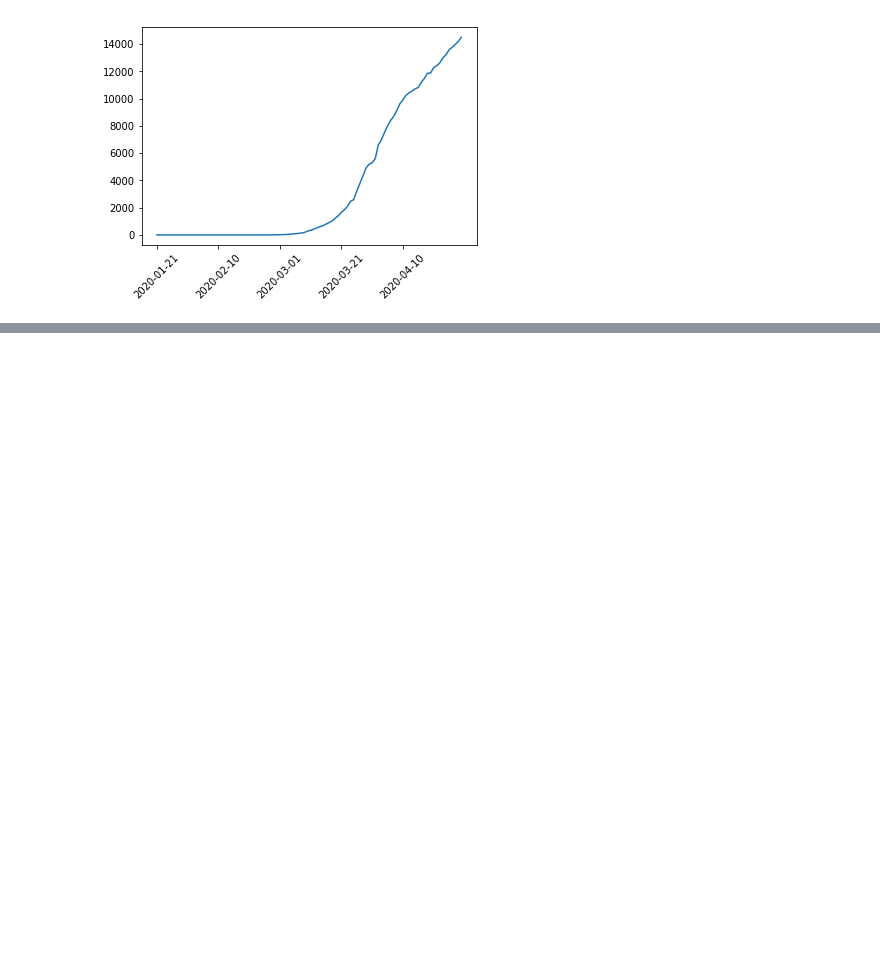
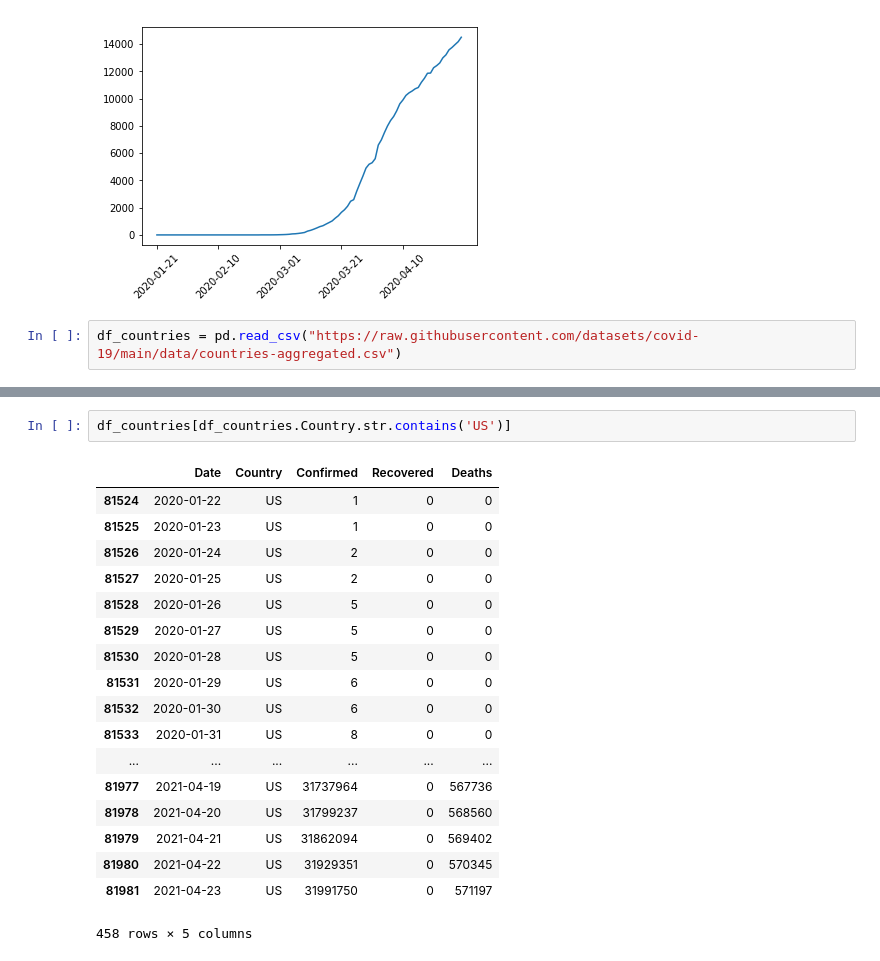
Before and after one commit to xiaolng/GSGHack_project10, a Jupyter notebook: plot_time_series.ipynb, the cells around one changed output, grey strips where cells are left out. Saved outputs shown, nothing was run; the diff lists cells and outputs as text; blank space fills up the shorter version.

```diff
--- a/plot_time_series.ipynb
+++ b/plot_time_series.ipynb
@@ -43,3 +43,5 @@ ax.set_xticks(ticks);
 ax.set_xticklabels(x.iloc[ ticks ], rotation=45);
 # %% [output]
 [figure]
+# %%
+df_countries = pd.read_csv("https://raw.githubusercontent.com/datasets/covid-19/main/data/countries-aggregated.csv")
@@ -45,0 +92,21 @@ ax.set_xticklabels(x.iloc[ ticks ], rotation=45);
+# %%
+df_countries[df_countries.Country.str.contains('US')]
+# %% [output]
+|  | Date | Country | Confirmed | Recovered | Deaths |
+| 81524 | 2020-01-22 | US | 1 | 0 | 0 |
+| 81525 | 2020-01-23 | US | 1 | 0 | 0 |
+| 81526 | 2020-01-24 | US | 2 | 0 | 0 |
+| 81527 | 2020-01-25 | US | 2 | 0 | 0 |
+| 81528 | 2020-01-26 | US | 5 | 0 | 0 |
+| 81529 | 2020-01-27 | US | 5 | 0 | 0 |
+| 81530 | 2020-01-28 | US | 5 | 0 | 0 |
+| 81531 | 2020-01-29 | US | 6 | 0 | 0 |
+| 81532 | 2020-01-30 | US | 6 | 0 | 0 |
+| 81533 | 2020-01-31 | US | 8 | 0 | 0 |
+| ... | ... | ... | ... | ... | ... |
+| 81977 | 2021-04-19 | US | 31737964 | 0 | 567736 |
+| 81978 | 2021-04-20 | US | 31799237 | 0 | 568560 |
+| 81979 | 2021-04-21 | US | 31862094 | 0 | 569402 |
+| 81980 | 2021-04-22 | US | 31929351 | 0 | 570345 |
+| 81981 | 2021-04-23 | US | 31991750 | 0 | 571197 |
+458 rows × 5 columns
```
Also changed, not shown: parts of 7 cells of this notebook, 2 other files.
